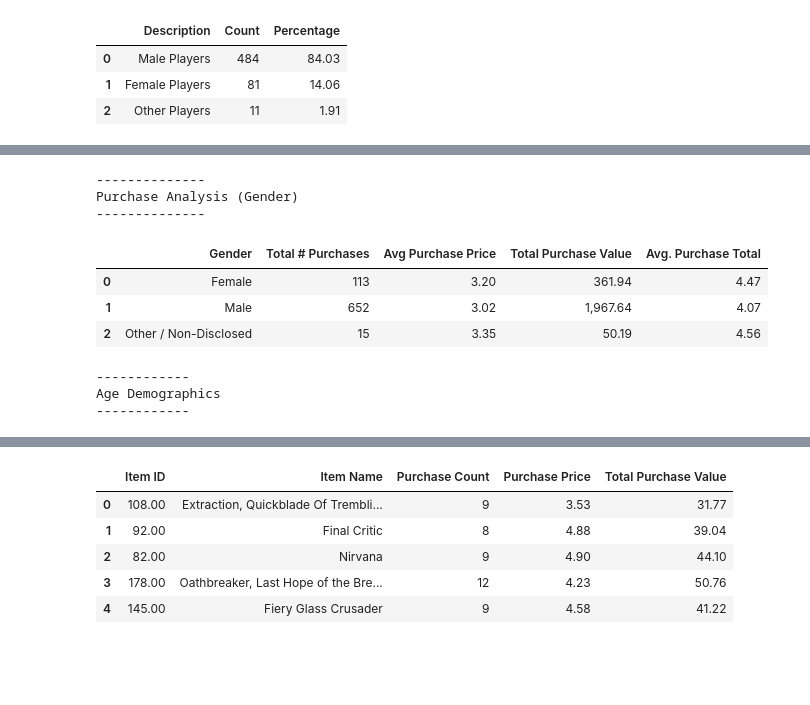
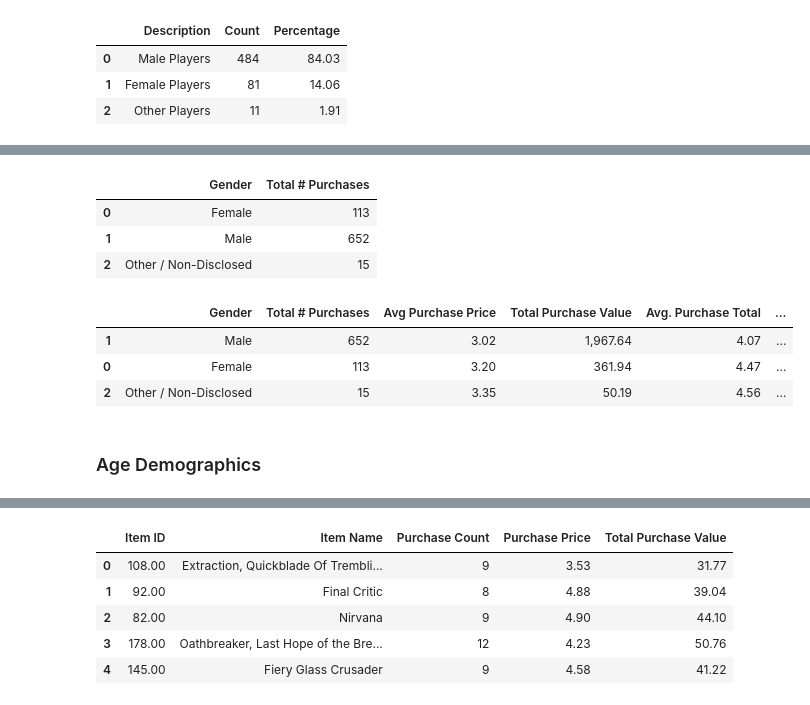
Before and after one commit to JosefinaAureaAmaro/01_Python_Pandas, a Jupyter notebook: Heroes_of_Pymoli.ipynb, the cells around one changed output, grey strips where cells are left out. Saved outputs shown, nothing was run; the diff lists cells and outputs as text; code cells hidden in the pictures; blank space fills up the shorter version.

Commit message:
Updated format and added analysis

```diff
--- a/Heroes_of_Pymoli.ipynb
+++ b/Heroes_of_Pymoli.ipynb
@@ -145,15 +132,11 @@ genderdemo_df.set_index('Description').reset_index()
 # %%
-#Purchase Analysis (Gender)
-print('--------------')
-print('Purchase Analysis (Gender)')
-print('--------------')
-
 Purchase_Count= df.groupby('Gender')['Price'].count()
 Purchase_Count_set =Purchase_Count.reset_index(name='Total # Purchases')
 # %% [output]
---------------
-Purchase Analysis (Gender)
---------------
+|  | Gender | Total # Purchases |
+| 0 | Female | 113 |
+| 1 | Male | 652 |
+| 2 | Other / Non-Disclosed | 15 |
 # %%
 #Purchase Analysis (Gender): Avg Purchase Price
 avgpurprice = df.groupby('Gender')['Price'].mean()
@@ -166,32 +149,30 @@ ttlpurvalue_set = ttlpurvalue.reset_index(name= 'Total Purchase Value')
 #Purchase Analysis (Gender): Avg Purchase Total per Gender
 avpurttl = df.groupby('Gender')['Price'].sum()/df.groupby('Gender')['SN'].nunique()
 avpurttl_set = avpurttl.reset_index(name="Avg. Purchase Total")
+# %%
+#extra analysis: which gender purchased at a higher magnitude?
+playercountbygender= round(Purchase_Count/players,1)
+playercountbygender_df =playercountbygender.reset_index(name = "Purchases per Player")
 # %%
 #Purchase Analysis (Gender): Final DataFrame
 purchase_anaysis_df = pd.merge(Purchase_Count_set,avgpurprice_set, how = 'outer', on="Gender")
 purchase_anaysis_df_2 = pd.merge(purchase_anaysis_df,ttlpurvalue_set, how = 'outer', on="Gender")
 purchase_anaysis_df_3 = pd.merge(purchase_anaysis_df_2,avpurttl_set, how = 'outer', on="Gender")
-purchase_anaysis_df_3
+purchase_anaysis_df_4 = pd.merge(purchase_anaysis_df_3, playercountbygender_df, how = 'outer', on="Gender")
+purchase_anaysis_df_4.sort_values(by = "Total # Purchases", ascending = False)
 # %% [output]
-|  | Gender | Total # Purchases | Avg Purchase Price | Total Purchase Value | Avg. Purchase Total |
-| 0 | Female | 113 | 3.20 | 361.94 | 4.47 |
-| 1 | Male | 652 | 3.02 | 1,967.64 | 4.07 |
-| 2 | Other / Non-Disclosed | 15 | 3.35 | 50.19 | 4.56 |
+|  | Gender | Total # Purchases | Avg Purchase Price | Total Purchase Value | Avg. Purchase Total | ... |
+| 1 | Male | 652 | 3.02 | 1,967.64 | 4.07 | ... |
+| 0 | Female | 113 | 3.20 | 361.94 | 4.47 | ... |
+| 2 | Other / Non-Disclosed | 15 | 3.35 | 50.19 | 4.56 | ... |
+# %% [markdown]
+### Age Demographics
 # %%
-#Age Demographics
-
-print('------------')
-print('Age Demographics')
-print('------------')
 #create a new column that is filled with a description object based on the value in the age column
 #create bins for the data to be held
 Age_Bins= [0,10,14,19,24,29,34,39,100]
 #create the names for the for bins
 brackets_descriptions= ['>10','10-14','15-19','20-24','25-29','30-34','35-39','40+']
-# %% [output]
-------------
-Age Demographics
-------------
 # %%
 #to create new DF with Age Bracket column
 df["Age Bracket"] = pd.cut(df["Age"],Age_Bins, labels= brackets_descriptions)
```
Also changed, not shown: parts of 29 cells of this notebook.
